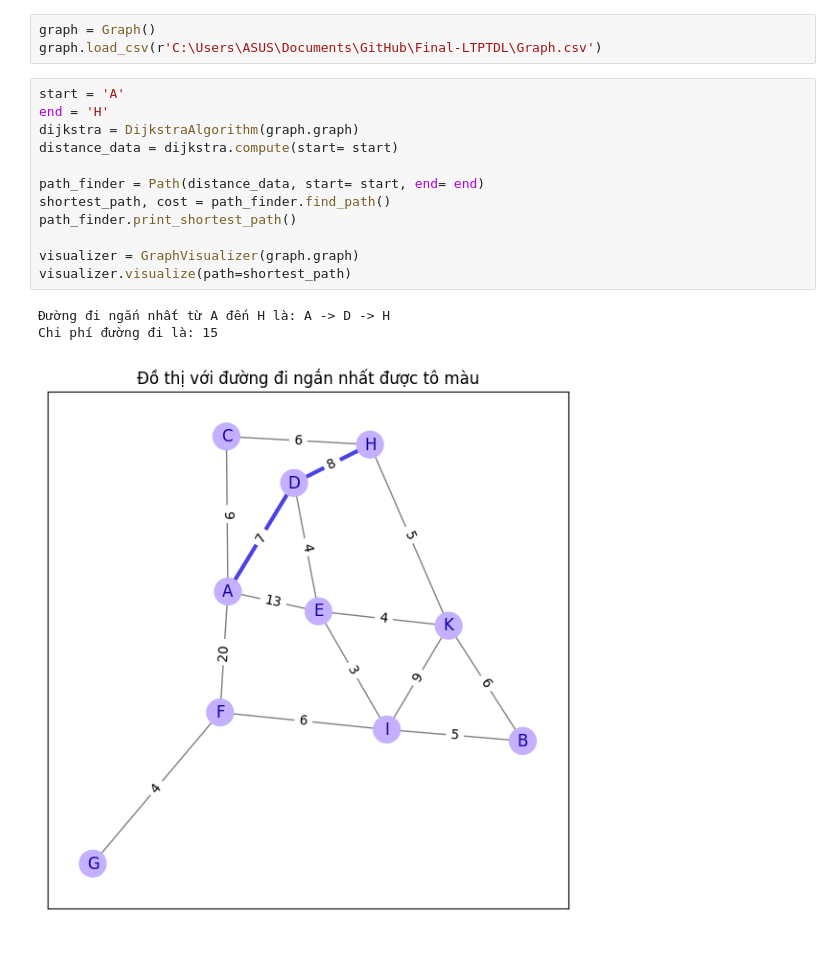
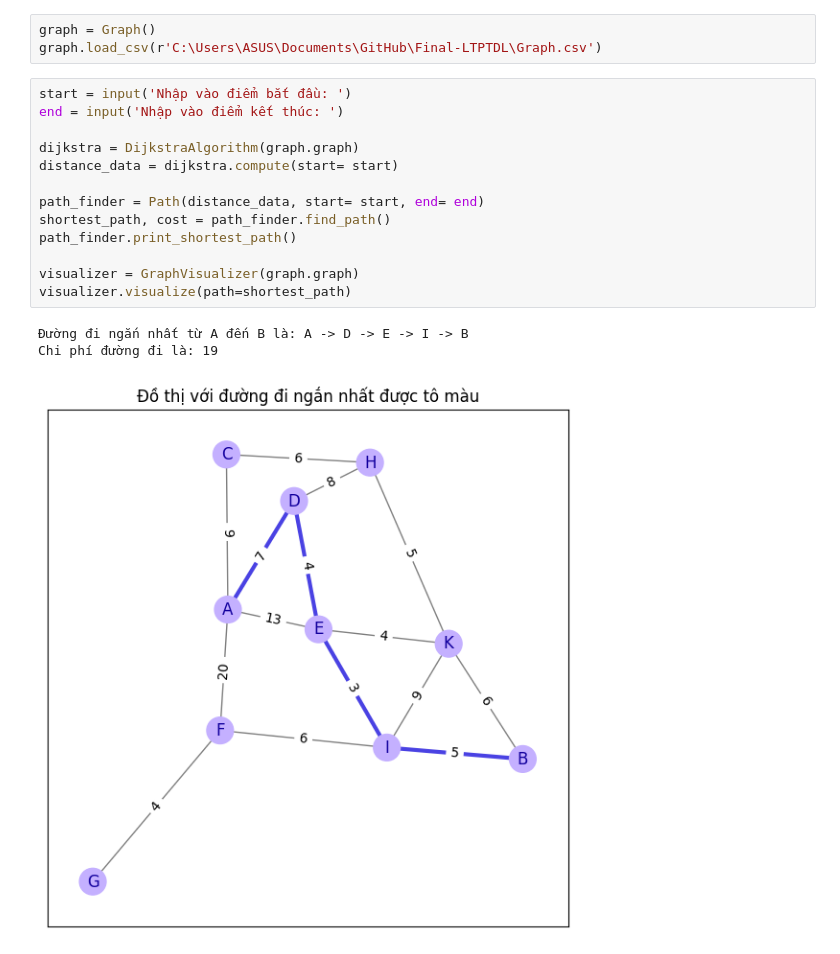
Before and after one commit to Gabriel-Duong/Final-L-p-tr-nh-ph-n-t-ch-d-li-u-UEH, a Jupyter notebook: Dijkstra.ipynb, the cells around one changed output. Cells and saved outputs as stored; diff of their text form.

```diff
--- a/Dijkstra.ipynb
+++ b/Dijkstra.ipynb
@@ -123,18 +123,19 @@ class GraphVisualizer:
 graph = Graph()
 graph.load_csv(r'C:\Users\ASUS\Documents\GitHub\Final-LTPTDL\Graph.csv')
 # %%
-start = 'A'
-end = 'H'
+start = input('Nhập vào điểm bắt đầu: ')
+end = input('Nhập vào điểm kết thúc: ')
+
 dijkstra = DijkstraAlgorithm(graph.graph)
 distance_data = dijkstra.compute(start= start)
 
 path_finder = Path(distance_data, start= start, end= end)
 shortest_path, cost = path_finder.find_path()
 path_finder.print_shortest_path()
 
 visualizer = GraphVisualizer(graph.graph)
 visualizer.visualize(path=shortest_path)
 # %% [output]
-Đường đi ngắn nhất từ A đến H là: A -> D -> H
-Chi phí đường đi là: 15
+Đường đi ngắn nhất từ A đến B là: A -> D -> E -> I -> B
+Chi phí đường đi là: 19
-[figure, old version]
+[figure, new version]
```
